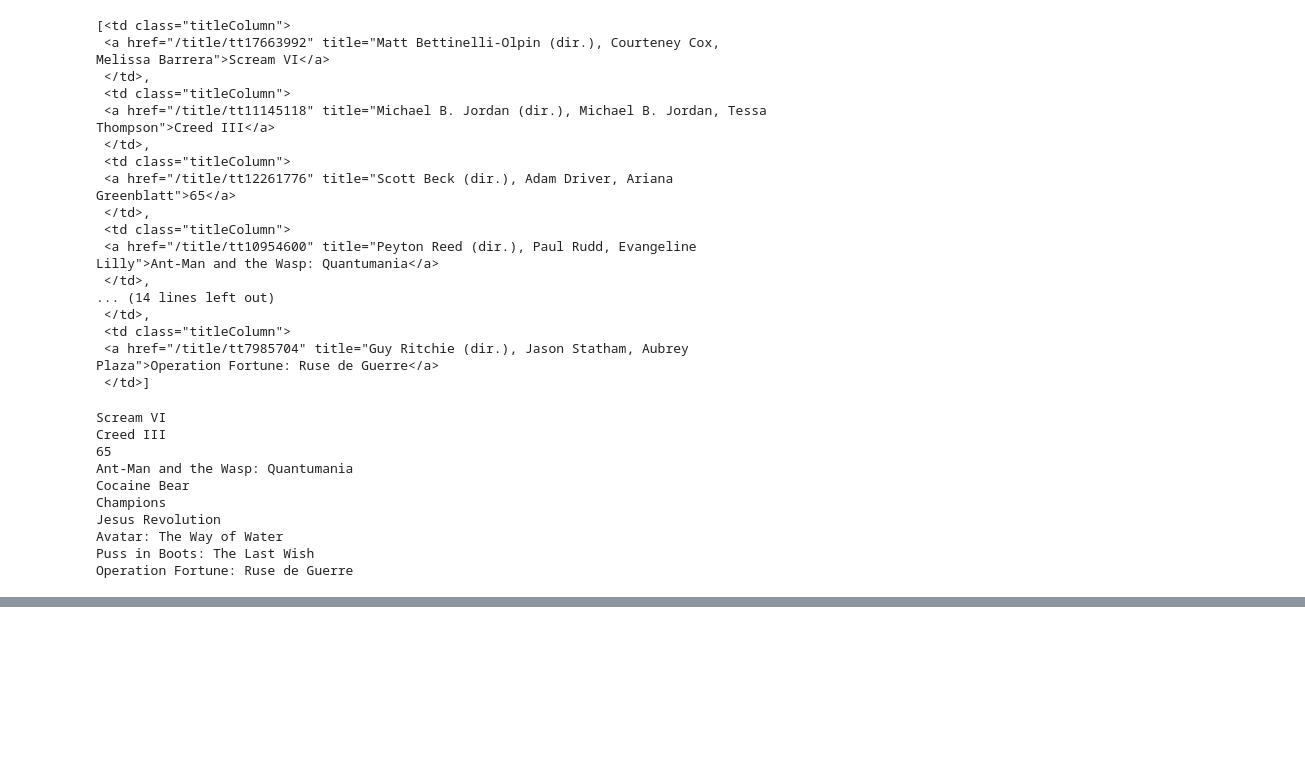
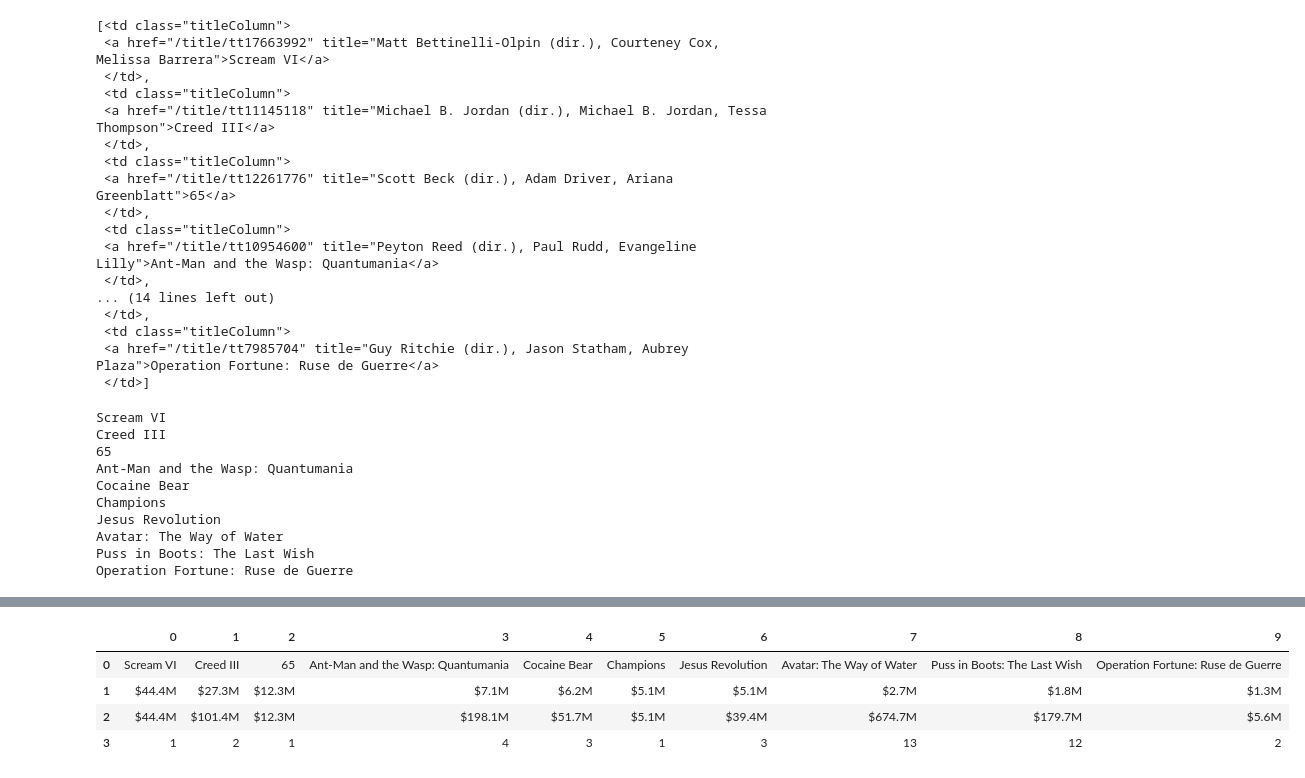
Before and after one commit to H-Dolan/webscrape_imdb, a Jupyter notebook: webscrape.ipynb, the cells around one changed output, grey strips where cells are left out. Cells and saved outputs as stored; diff of their text form; code cells hidden in the pictures; blank space fills up the shorter version.

```diff
--- a/webscrape.ipynb
+++ b/webscrape.ipynb
@@ -95,0 +115,4 @@ Operation Fortune: Ruse de Guerre
+# %%
+html_gross = results.find_all('td', class_='ratingColumn')
+for gross in html_gross:
+    print(gross.text.strip())
@@ -95,0 +140,15 @@ Operation Fortune: Ruse de Guerre
+# %%
+weekend_gross = []
+overall_gross = []
+
+for gross in html_gross[::2]:
+    weekend_gross.append(gross.text.strip())
+
+for gross in html_gross[1::2]:
+    overall_gross.append(gross.text.strip())
+# %%
+weeks_ = []
+weeks = results.find_all('td', class_='weeksColumn')
+for x in weeks:
+    weeks_.append(x.text.strip())
+    print(x.text.strip())
@@ -95,0 +166,3 @@ Operation Fortune: Ruse de Guerre
+# %%
+data = [titles, weekend_gross, overall_gross, weeks_]
+data
@@ -95,0 +187,8 @@ Operation Fortune: Ruse de Guerre
+# %%
+pd.DataFrame(data)
+# %% [output]
+|  | 0 | 1 | 2 | 3 | 4 | 5 | 6 | 7 | 8 | 9 |
+| 0 | Scream VI | Creed III | 65 | Ant-Man and the Wasp: Quantumania | Cocaine Bear | Champions | Jesus Revolution | Avatar: The Way of Water | Puss in Boots: The Last Wish | Operation Fortune: Ruse de Guerre |
+| 1 | $44.4M | $27.3M | $12.3M | $7.1M | $6.2M | $5.1M | $5.1M | $2.7M | $1.8M | $1.3M |
+| 2 | $44.4M | $101.4M | $12.3M | $198.1M | $51.7M | $5.1M | $39.4M | $674.7M | $179.7M | $5.6M |
+| 3 | 1 | 2 | 1 | 4 | 3 | 1 | 3 | 13 | 12 | 2 |
```
Also changed, not shown: parts of 8 cells of this notebook.
